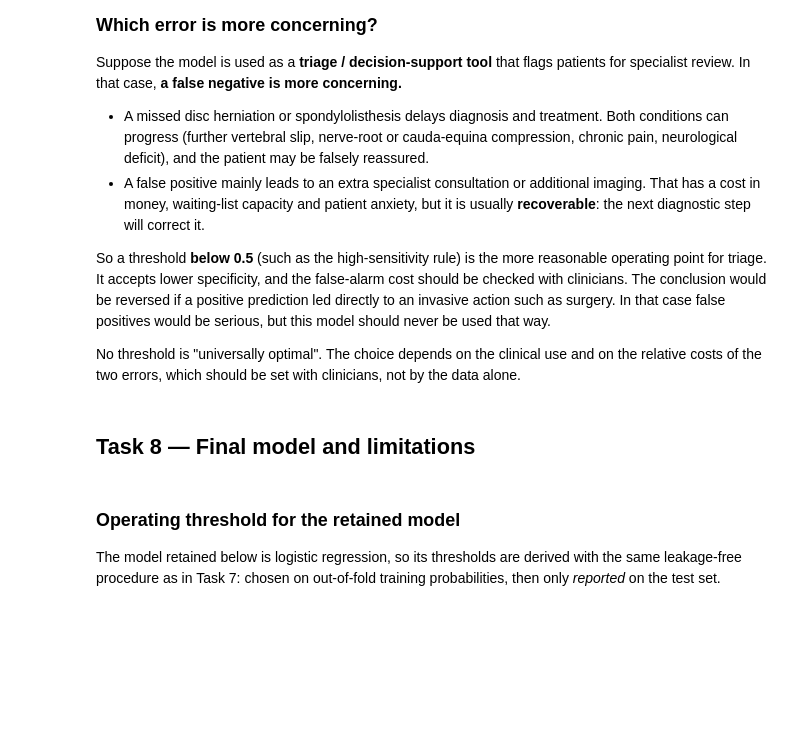
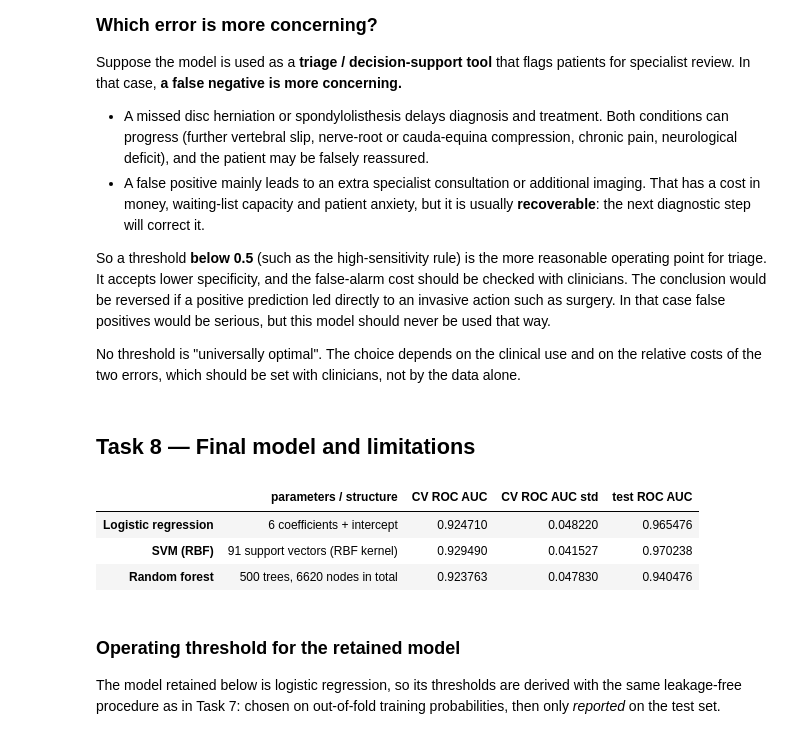
Before and after one commit to silakchhum/inf-gram, a Jupyter notebook: 6_final_project/project.ipynb, the cells around one changed output. Drawn from its saved outputs; the diff is of its cells as text; code cells hidden in the pictures; blank space fills up the shorter version.

```diff
--- a/6_final_project/project.ipynb
+++ b/6_final_project/project.ipynb
@@ -774,17 +841,22 @@ two errors, which should be set with clinicians, not by the data alone.
 # %%
 # Model complexity summary
 complexity = pd.DataFrame({
     "parameters / structure": [
         f"{len(FEATURES)} coefficients + intercept",
-        f"{final_models['SVM (RBF)'].named_steps['clf'].n_support_.sum()} support vectors (RBF kernel)",
-        f"{len(final_models['Random forest'].named_steps['clf'].estimators_)} trees, "
-        f"{sum(t.tree_.node_count for t in final_models['Random forest'].named_steps['clf'].estimators_)} nodes in total",
+        f"{final_models['SVM (RBF)'].named_steps['svc'].n_support_.sum()} support vectors (RBF kernel)",
+        f"{len(final_models['Random forest'].named_steps['randomforestclassifier'].estimators_)} trees, "
+        f"{sum(t.tree_.node_count for t in final_models['Random forest'].named_steps['randomforestclassifier'].estimators_)} nodes in total",
     ],
     "CV ROC AUC": [s.best_score_ for s in searches.values()],
     "CV ROC AUC std": [pd.DataFrame(s.cv_results_).iloc[s.best_index_]["std_test_roc_auc"] for s in searches.values()],
     "test ROC AUC": test_table["ROC AUC"].values,
 }, index=list(searches))
 complexity
+# %% [output]
+|  | parameters / structure | CV ROC AUC | CV ROC AUC std | test ROC AUC |
+| Logistic regression | 6 coefficients + intercept | 0.924710 | 0.048220 | 0.965476 |
+| SVM (RBF) | 91 support vectors (RBF kernel) | 0.929490 | 0.041527 | 0.970238 |
+| Random forest | 500 trees, 6620 nodes in total | 0.923763 | 0.047830 | 0.940476 |
 # %% [markdown]
 ### Operating threshold for the retained model
 
```
Also changed, not shown: parts of 20 cells of this notebook.
